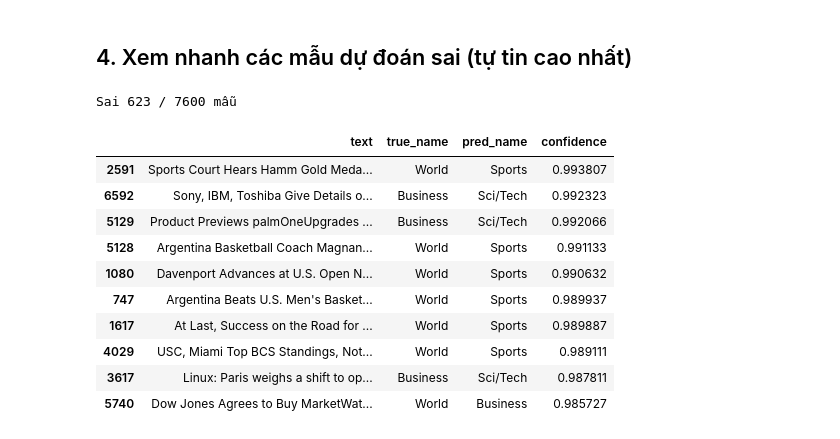
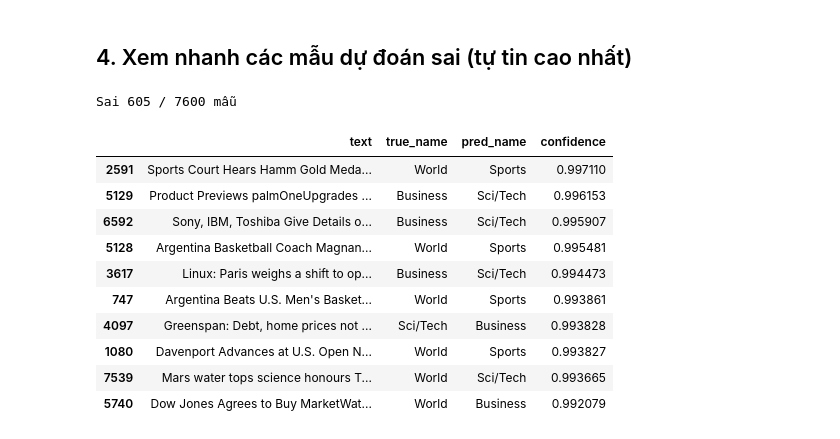
Before and after one commit to maintx1770-sudo/Course-Work-6, a Jupyter notebook: notebooks/02_baseline.ipynb, the cells around one changed output. Saved outputs shown, nothing was run; the diff lists cells and outputs as text; code cells hidden in the pictures.

```diff
--- a/notebooks/02_baseline.ipynb
+++ b/notebooks/02_baseline.ipynb
@@ -55,21 +55,20 @@ plt.show()
 # %% [markdown]
 ## 4. Xem nhanh các mẫu dự đoán sai (tự tin cao nhất)
 # %%
-wrong = pred[pred["true_label"] != pred["pred_label"]].sort_values("confidence", ascending=False)
-names = dict(enumerate(baseline.LABEL_NAMES))
-wrong = wrong.assign(true_name=wrong["true_label"].map(names), pred_name=wrong["pred_label"].map(names))
+pred = pd.read_csv(baseline.PREDICTIONS_PATH)
+wrong = pred[~pred["correct"]].sort_values("confidence", ascending=False)
 print(f"Sai {len(wrong)} / {len(pred)} mẫu")
 wrong[["text", "true_name", "pred_name", "confidence"]].head(10)
 # %% [output]
-Sai 623 / 7600 mẫu
+Sai 605 / 7600 mẫu
 |  | text | true_name | pred_name | confidence |
-| 2591 | Sports Court Hears Hamm Gold Meda... | World | Sports | 0.993807 |
-| 6592 | Sony, IBM, Toshiba Give Details o... | Business | Sci/Tech | 0.992323 |
-| 5129 | Product Previews palmOneUpgrades ... | Business | Sci/Tech | 0.992066 |
-| 5128 | Argentina Basketball Coach Magnan... | World | Sports | 0.991133 |
-| 1080 | Davenport Advances at U.S. Open N... | World | Sports | 0.990632 |
-| 747 | Argentina Beats U.S. Men's Basket... | World | Sports | 0.989937 |
-| 1617 | At Last, Success on the Road for ... | World | Sports | 0.989887 |
-| 4029 | USC, Miami Top BCS Standings, Not... | World | Sports | 0.989111 |
-| 3617 | Linux: Paris weighs a shift to op... | Business | Sci/Tech | 0.987811 |
-| 5740 | Dow Jones Agrees to Buy MarketWat... | World | Business | 0.985727 |
+| 2591 | Sports Court Hears Hamm Gold Meda... | World | Sports | 0.997110 |
+| 5129 | Product Previews palmOneUpgrades ... | Business | Sci/Tech | 0.996153 |
+| 6592 | Sony, IBM, Toshiba Give Details o... | Business | Sci/Tech | 0.995907 |
+| 5128 | Argentina Basketball Coach Magnan... | World | Sports | 0.995481 |
+| 3617 | Linux: Paris weighs a shift to op... | Business | Sci/Tech | 0.994473 |
+| 747 | Argentina Beats U.S. Men's Basket... | World | Sports | 0.993861 |
+| 4097 | Greenspan: Debt, home prices not ... | Sci/Tech | Business | 0.993828 |
+| 1080 | Davenport Advances at U.S. Open N... | World | Sports | 0.993827 |
+| 7539 | Mars water tops science honours T... | World | Sci/Tech | 0.993665 |
+| 5740 | Dow Jones Agrees to Buy MarketWat... | World | Business | 0.992079 |
```
Also changed, not shown: parts of 4 cells of this notebook.
